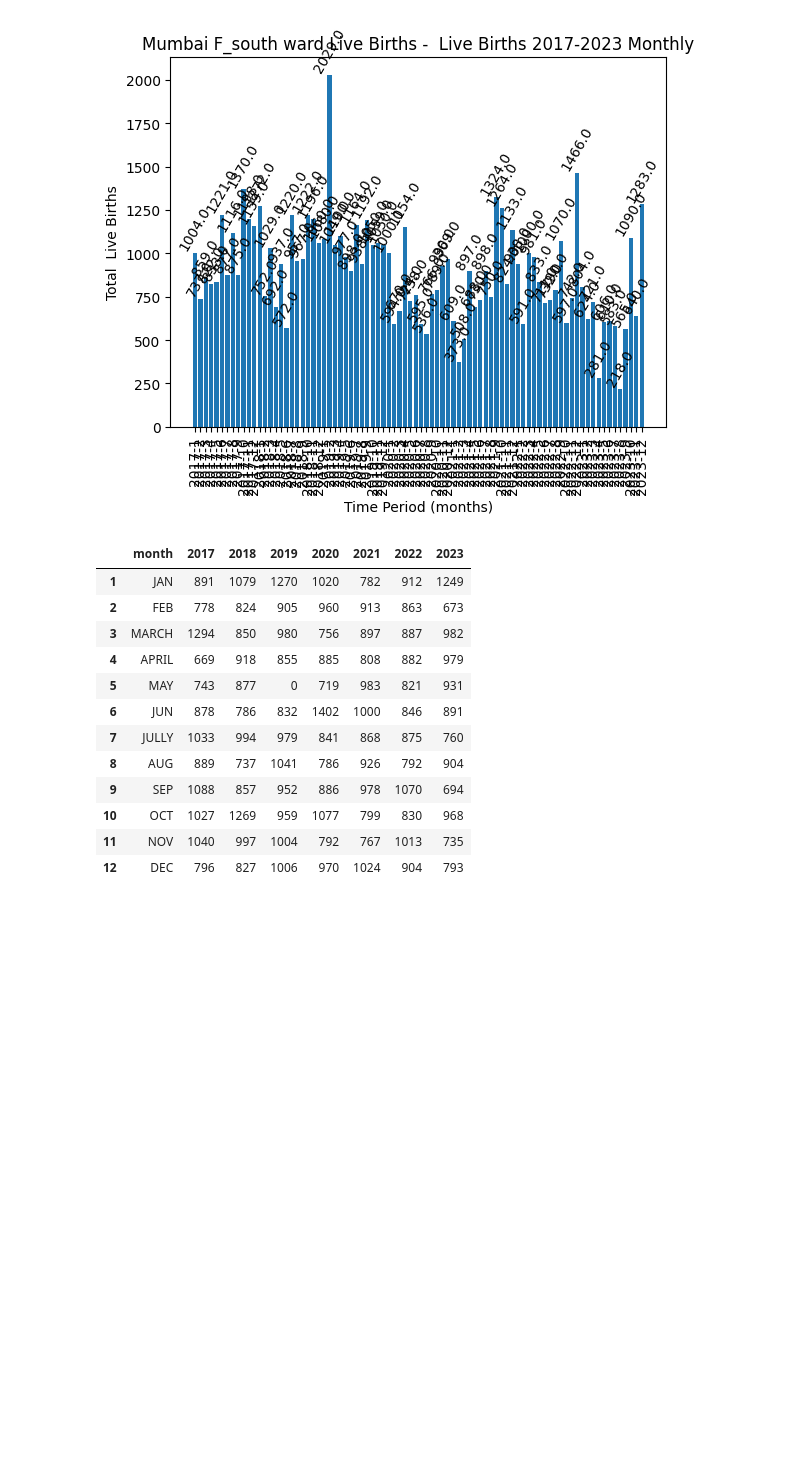
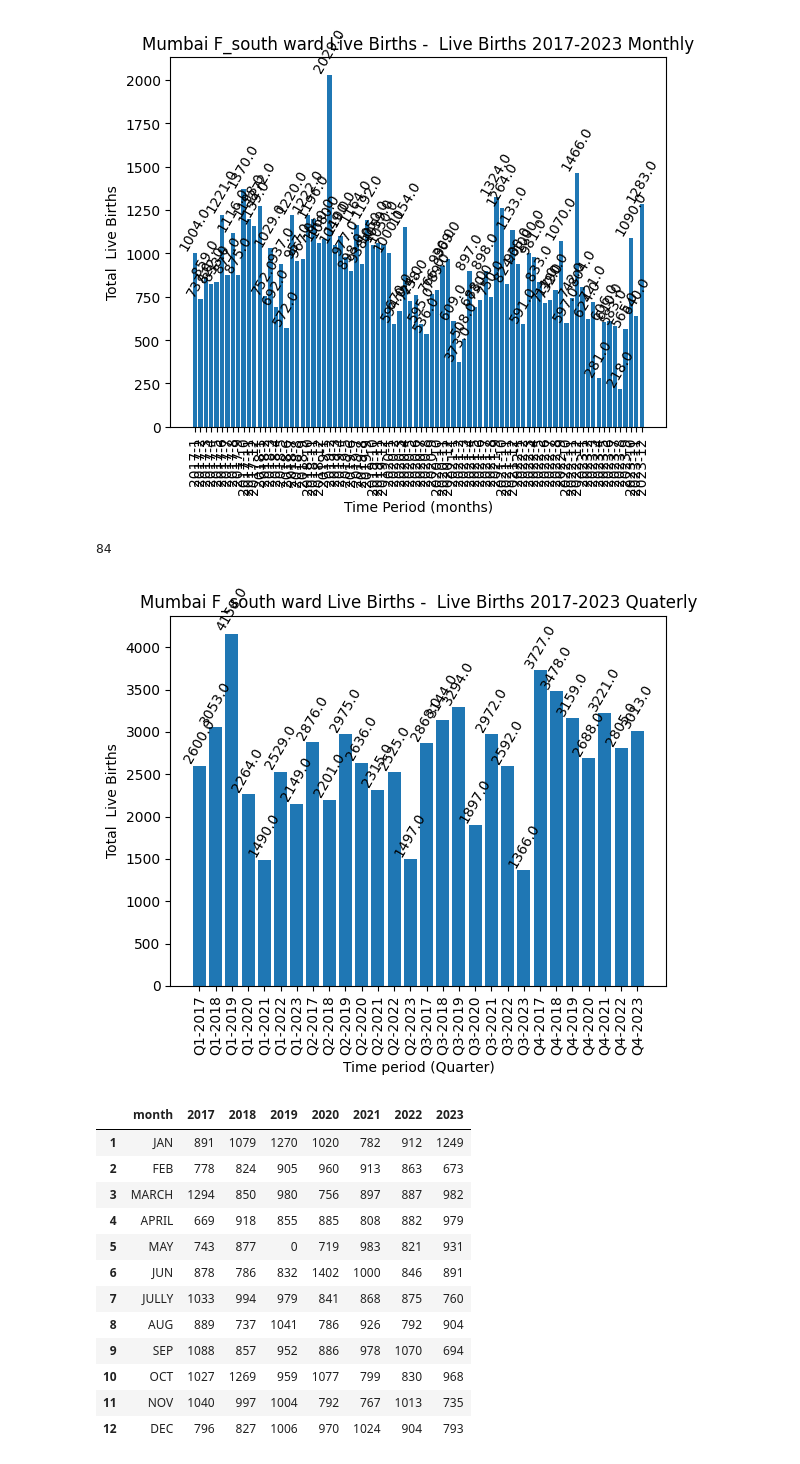
Before and after one commit to AZM999/birth_data, a Jupyter notebook: mumbai/mumbai_fs_ward.ipynb, the cells around one changed output. Drawn from its saved outputs; the diff is of its cells as text; code cells hidden in the pictures; blank space fills up the shorter version.

Commit message:
added quaterly graphs and mumbai vaccination

```diff
--- a/delhi/mumbai_fs_ward.ipynb
+++ b/mumbai/mumbai_fs_ward.ipynb
@@ -2,12 +2,13 @@
 import matplotlib.pyplot as mp
 import pandas as pd
 
-path = "/home/azm/projects/birth_data/delhi/birth_bmc_f⁄s_ward.ods"
-path2 = "/home/azm/projects/birth_data/delhi/birth_death_bmc_f⁄s_ward.ods"
+path = "/home/azm/projects/birth_data/mumbai/birth_bmc_f⁄s_ward.ods"
+path2 = "/home/azm/projects/birth_data/mumbai/birth_death_bmc_f⁄s_ward.ods"
 
 import sys
 sys.path.append("..")
 from generate_graph import generate_graph as gg
+from birth_rate.scripts import generate_graph as gb
 #from scripts.gen_bar import gen_bar
 
 #path = "/home/azm/projects/birth_data/birth_rate/fr/birth_rate_fr.xlsx"
@@ -46,6 +50,11 @@ for i in range (2017, 2024):
 gg(lb, 2017, 2023, 0, 1, "Mumbai F_south ward Live Births", 0, " Live Births")
 # %% [output]
 [figure]
+# %%
+gg(lb, 2017, 2023, 1, 0, "Mumbai F_south ward Live Births", 0, " Live Births")
+# %% [output]
+84
+[figure, added]
 # %%
 
 # Death data
```
Also changed, not shown: parts of 2 cells of this notebook, 6 other files.
